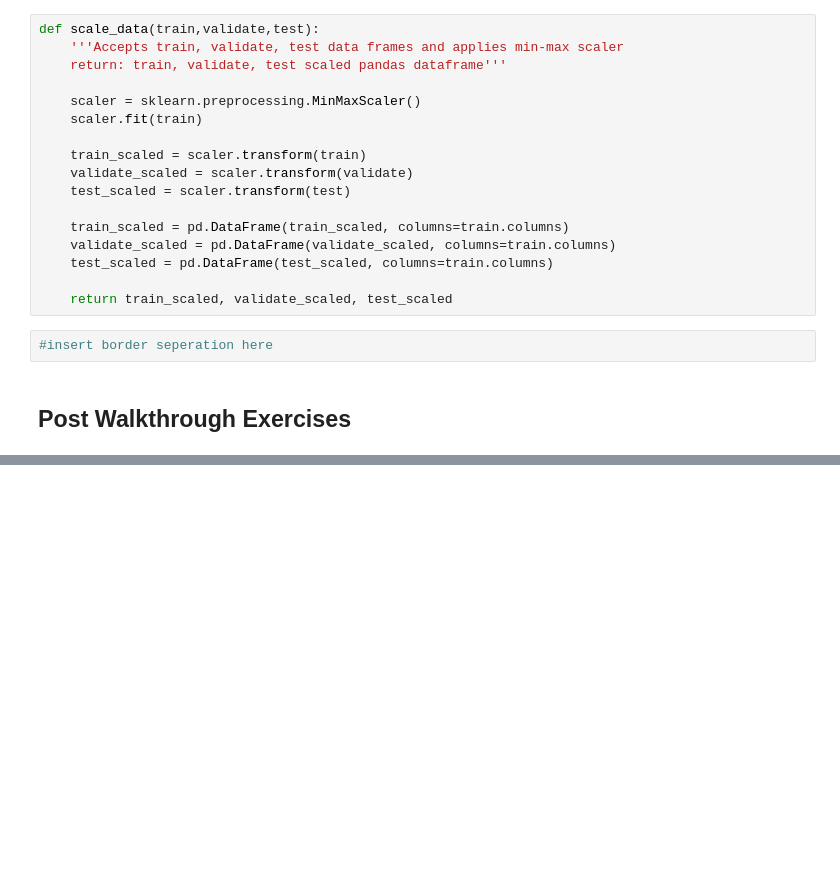
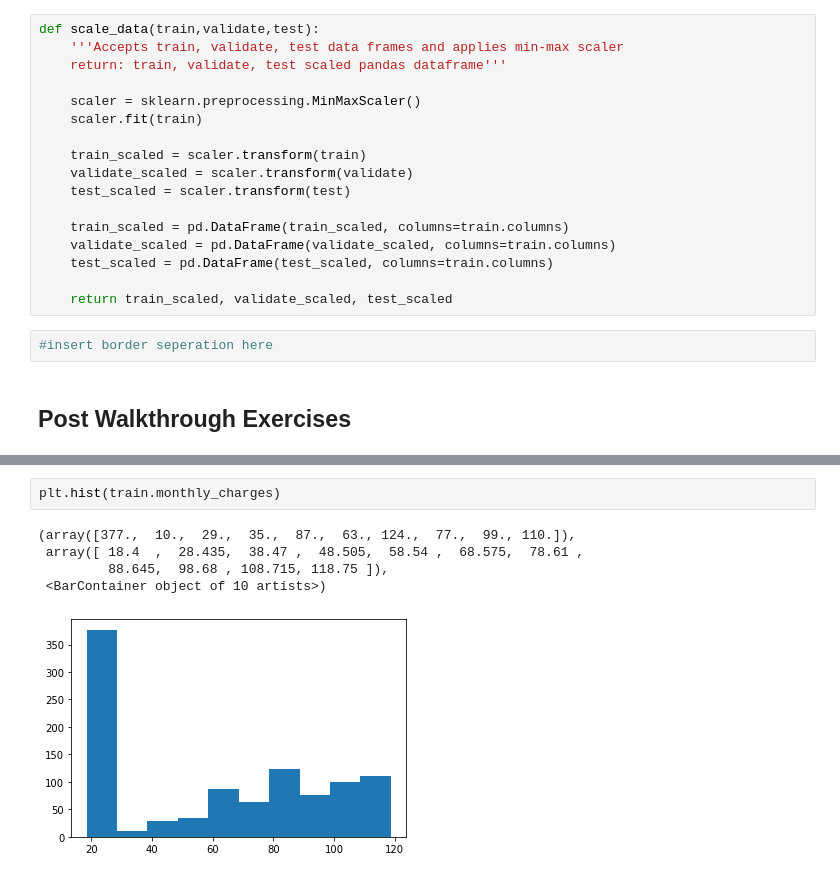
Before and after one commit to brandonjbryant/regression-exercises, a Jupyter notebook: scaling.ipynb, the cells around one changed output, grey strips where cells are left out. Drawn from its saved outputs; the diff is of its cells as text; blank space fills up the shorter version.

```diff
--- a/scaling.ipynb
+++ b/scaling.ipynb
@@ -239,0 +322,8 @@ def scale_data(train,validate,test):
+# %%
+plt.hist(train.monthly_charges)
+# %% [output]
+(array([377.,  10.,  29.,  35.,  87.,  63., 124.,  77.,  99., 110.]),
+ array([ 18.4  ,  28.435,  38.47 ,  48.505,  58.54 ,  68.575,  78.61 ,
+         88.645,  98.68 , 108.715, 118.75 ]),
+ <BarContainer object of 10 artists>)
+[figure, added]
```
Also changed, not shown: parts of 40 cells of this notebook.
